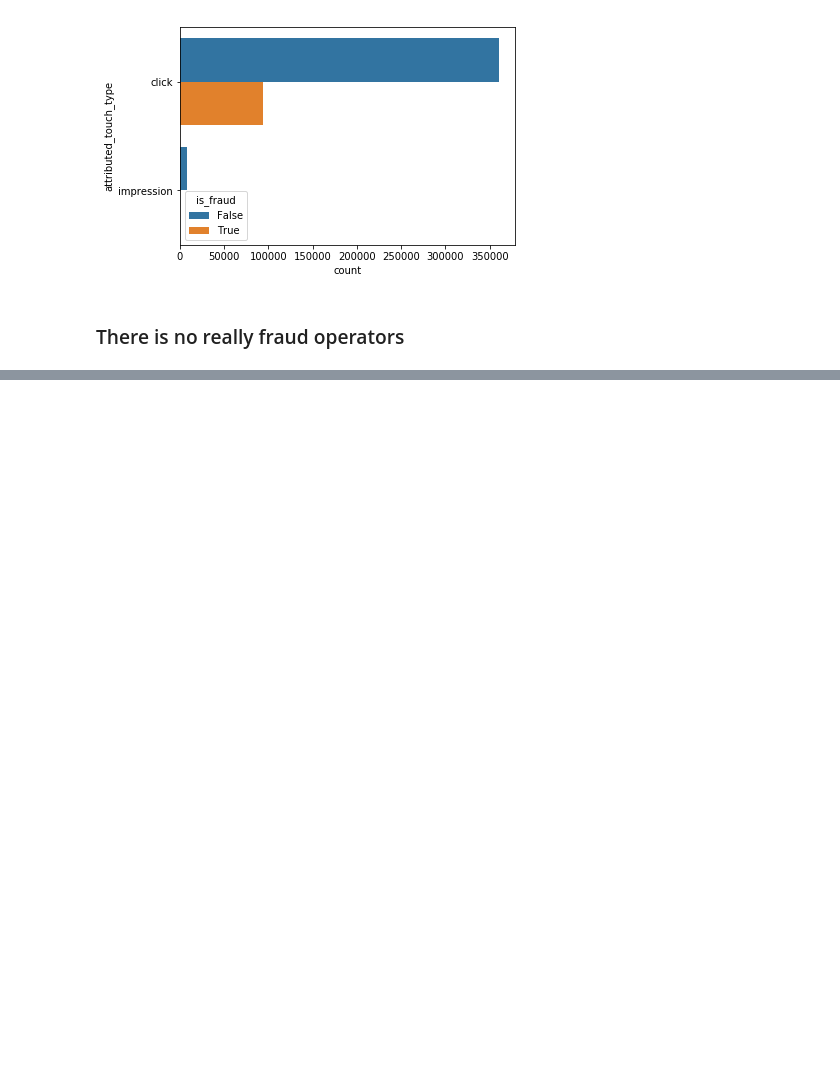
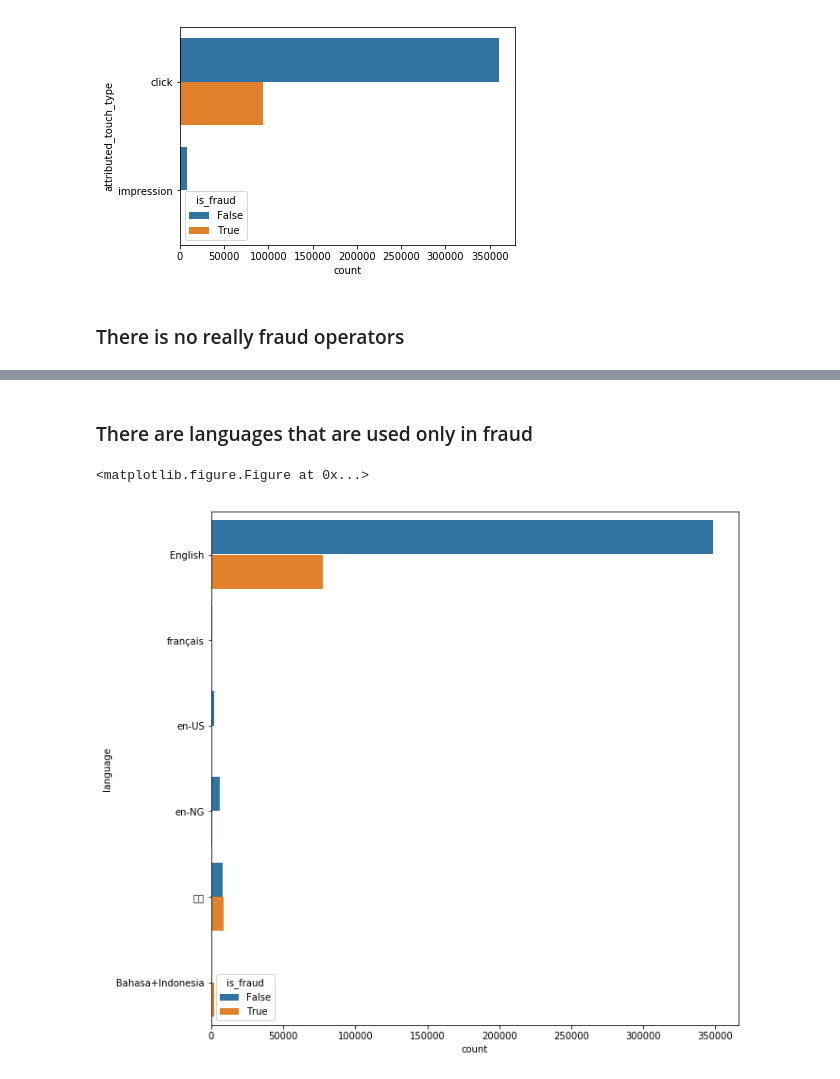
Before and after one commit to nazariinyzhnyk/mobile-ua-fraud-classification, a Jupyter notebook: EDA.ipynb, the cells around one changed output, grey strips where cells are left out. Saved outputs shown, nothing was run; the diff lists cells and outputs as text; code cells hidden in the pictures; blank space fills up the shorter version.

```diff
--- a/EDA.ipynb
+++ b/EDA.ipynb
@@ -117,0 +143,7 @@ KeyError: 'lanugage'
+# %% [markdown]
+### There are languages that  are used only in fraud
+# %%
+plot_countplot_per_is_fraud(data, 'language', min_limit=1000)
+# %% [output]
+<matplotlib.figure.Figure at 0x...>
+[figure, added]
```
Also changed, not shown: parts of 36 cells of this notebook.
